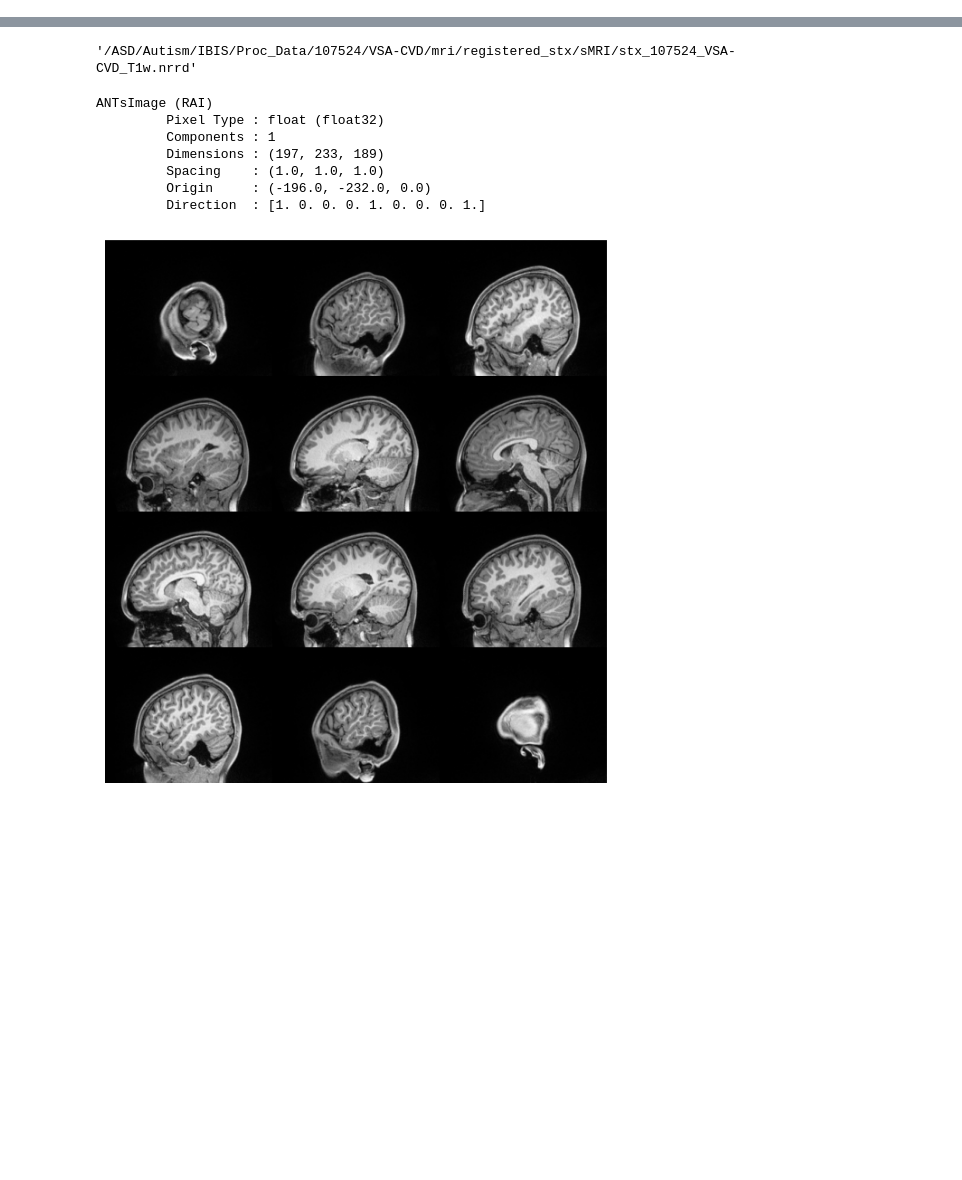
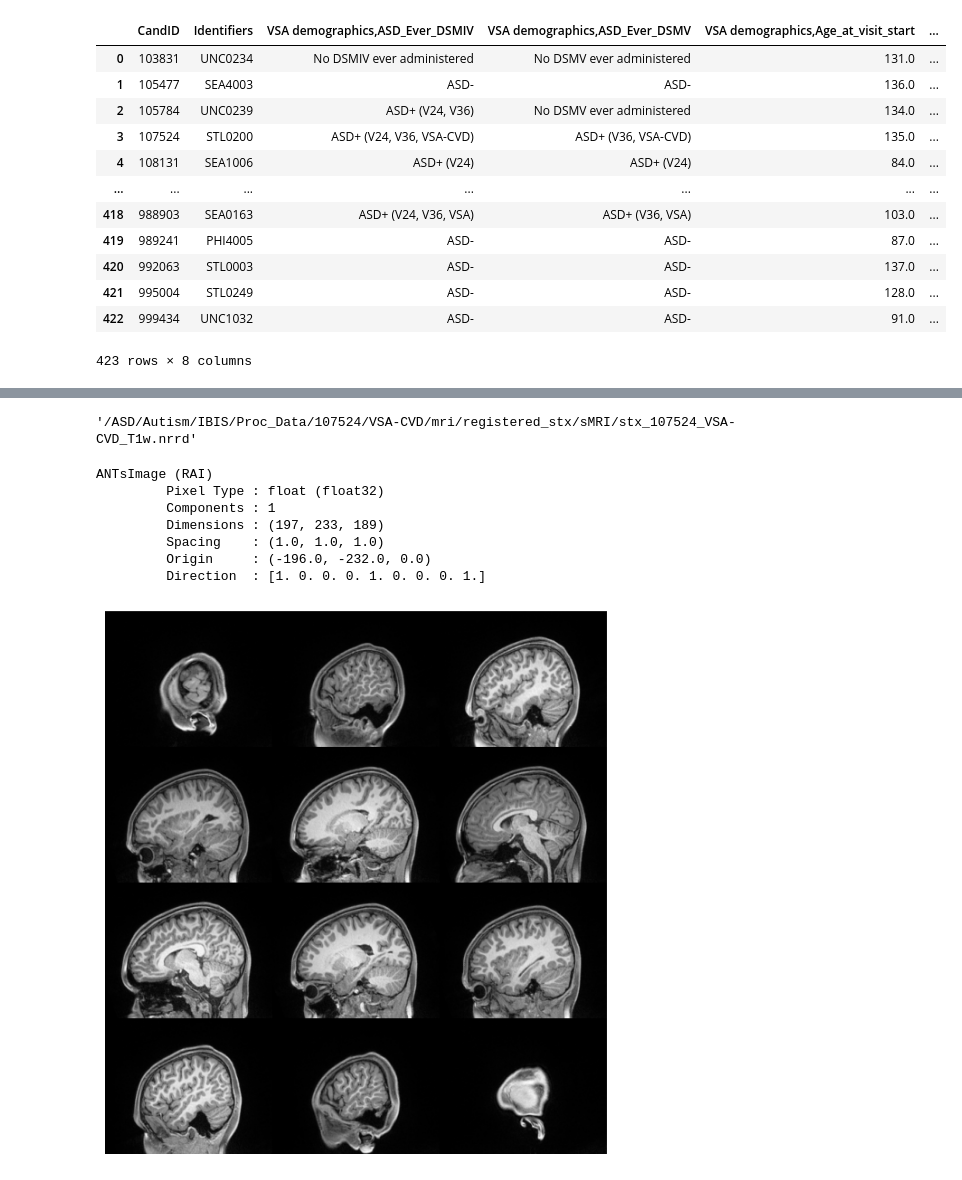
Before and after one commit to eonemli/sade, a Jupyter notebook: sade/datasets/brains/IBIS.ipynb, the cells around one changed output, grey strips where cells are left out. Saved outputs shown, nothing was run; the diff lists cells and outputs as text; code cells hidden in the pictures; blank space fills up the shorter version.

```diff
--- a/sade/datasets/brains/IBIS.ipynb
+++ b/sade/datasets/brains/IBIS.ipynb
@@ -6,3 +6,21 @@ import seaborn as sns
 import matplotlib.pyplot as plt
 
 np.random.seed(seed=42)
+# %%
+vsa_info = pd.read_csv(f"/ASD/ahsan_projects/braintypicality/dataset/VSADemographicsMar2023.csv")
+vsa_info.rename(columns={"VSA demographics,CandID":"CandID"}, inplace=True)
+vsa_info
+# %% [output]
+|  | CandID | Identifiers | VSA demographics,ASD_Ever_DSMIV | VSA demographics,ASD_Ever_DSMV | VSA demographics,Age_at_visit_start | ... |
+| 0 | 103831 | UNC0234 | No DSMIV ever administered | No DSMV ever administered | 131.0 | ... |
+| 1 | 105477 | SEA4003 | ASD- | ASD- | 136.0 | ... |
+| 2 | 105784 | UNC0239 | ASD+ (V24, V36) | No DSMV ever administered | 134.0 | ... |
+| 3 | 107524 | STL0200 | ASD+ (V24, V36, VSA-CVD) | ASD+ (V36, VSA-CVD) | 135.0 | ... |
+| 4 | 108131 | SEA1006 | ASD+ (V24) | ASD+ (V24) | 84.0 | ... |
+| ... | ... | ... | ... | ... | ... | ... |
+| 418 | 988903 | SEA0163 | ASD+ (V24, V36, VSA) | ASD+ (V36, VSA) | 103.0 | ... |
+| 419 | 989241 | PHI4005 | ASD- | ASD- | 87.0 | ... |
+| 420 | 992063 | STL0003 | ASD- | ASD- | 137.0 | ... |
+| 421 | 995004 | STL0249 | ASD- | ASD- | 128.0 | ... |
+| 422 | 999434 | UNC1032 | ASD- | ASD- | 91.0 | ... |
+423 rows × 8 columns
```
Also changed, not shown: parts of 39 cells of this notebook.
